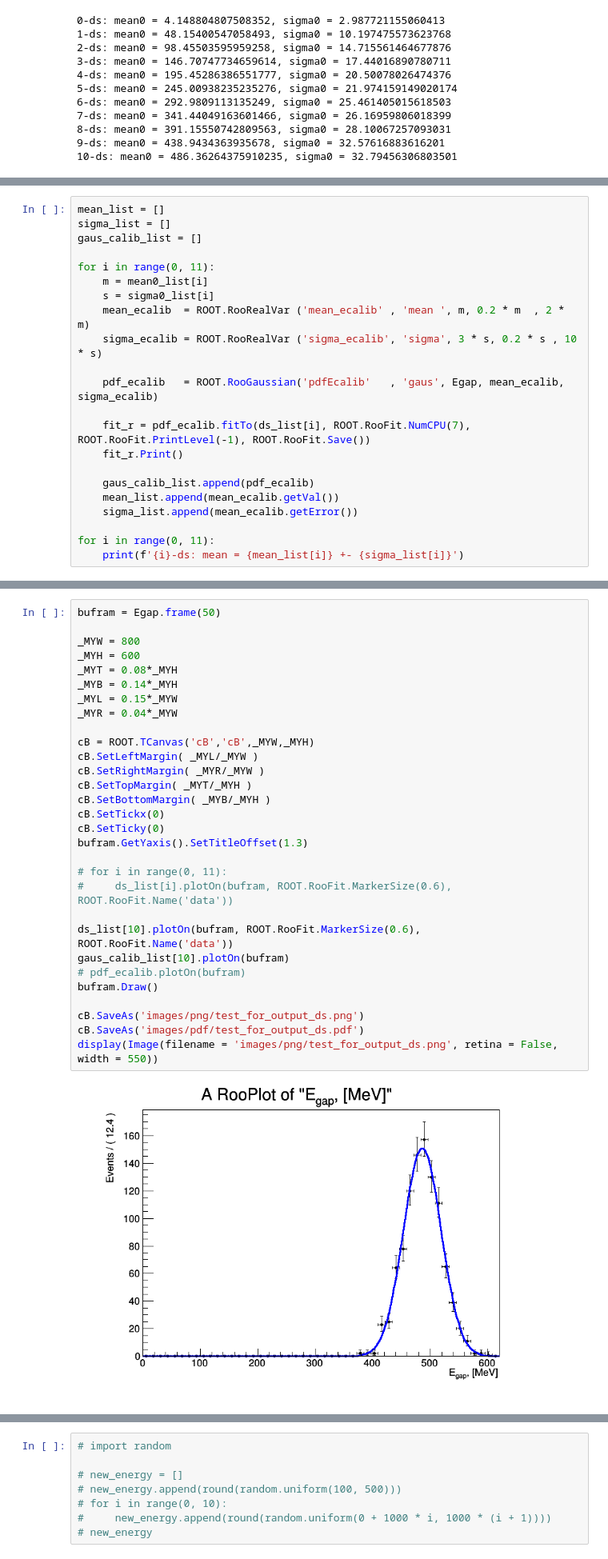
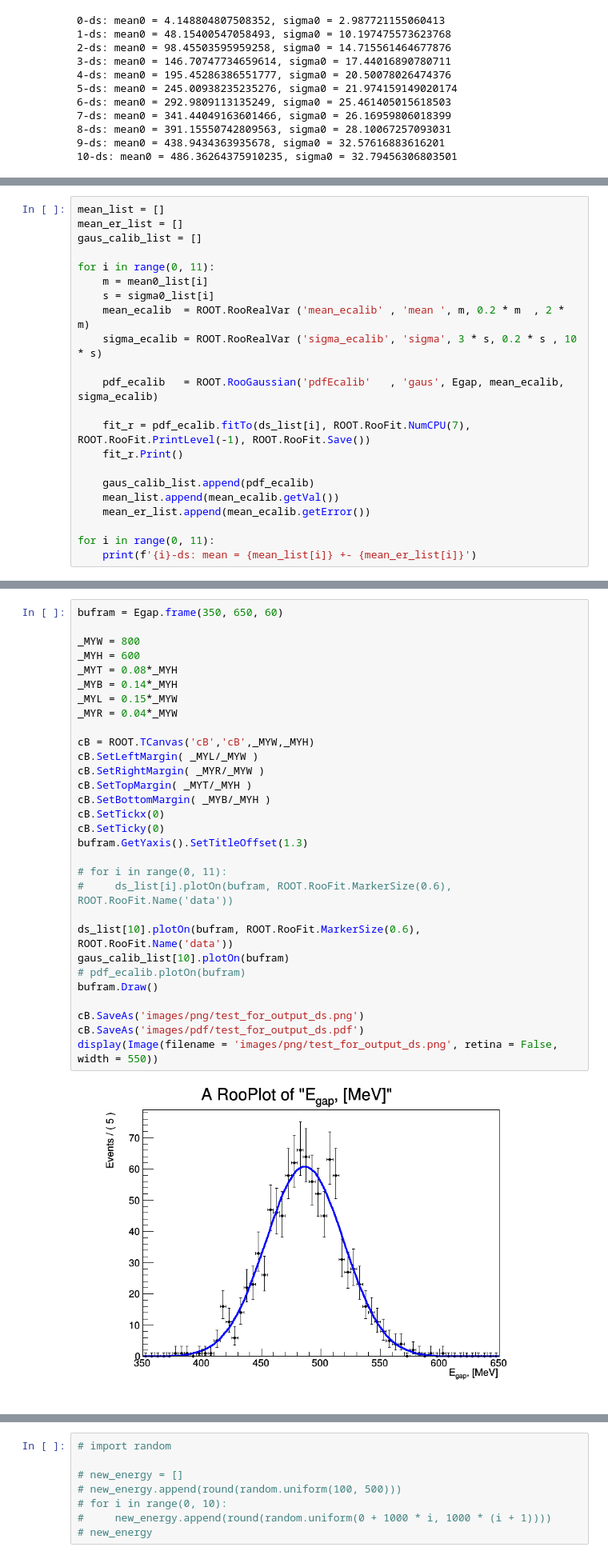
Before and after one commit to Kiarendil/geant, a Jupyter notebook: Start.ipynb, the cells around one changed output, grey strips where cells are left out. Shown at 80% size. Cells and saved outputs as stored; diff of their text form.

```diff
--- a/Start.ipynb
+++ b/Start.ipynb
@@ -51,6 +71,6 @@ for i in range(0, 11):
 # %%
 mean_list = []
-sigma_list = []
+mean_er_list = []
 gaus_calib_list = []
 
 for i in range(0, 11):
@@ -66,10 +86,10 @@ for i in range(0, 11):
 
     gaus_calib_list.append(pdf_ecalib)
     mean_list.append(mean_ecalib.getVal())
-    sigma_list.append(mean_ecalib.getError())
+    mean_er_list.append(mean_ecalib.getError())
 
 for i in range(0, 11):
-    print(f'{i}-ds: mean = {mean_list[i]} +- {sigma_list[i]}')
+    print(f'{i}-ds: mean = {mean_list[i]} +- {mean_er_list[i]}')
 # %% [output]
 0-ds: mean = 1.2981933468049334 +- 0.5014222878697443
 1-ds: mean = 48.153947767088084 +- 0.322477421041512
@@ -91,32 +113,32 @@ for i in range(0, 11):
 # %%
-bufram = Egap.frame(50)
+bufram = Egap.frame(350, 650, 60)
 
 _MYW = 800
 _MYH = 600
 _MYT = 0.08*_MYH
 _MYB = 0.14*_MYH
 _MYL = 0.15*_MYW
 _MYR = 0.04*_MYW
 
 cB = ROOT.TCanvas('cB','cB',_MYW,_MYH)
 cB.SetLeftMargin( _MYL/_MYW )
 cB.SetRightMargin( _MYR/_MYW )
 cB.SetTopMargin( _MYT/_MYH )
 cB.SetBottomMargin( _MYB/_MYH )
 cB.SetTickx(0)
 cB.SetTicky(0)
 bufram.GetYaxis().SetTitleOffset(1.3)
 
 # for i in range(0, 11):
 #     ds_list[i].plotOn(bufram, ROOT.RooFit.MarkerSize(0.6), ROOT.RooFit.Name('data'))
 
 ds_list[10].plotOn(bufram, ROOT.RooFit.MarkerSize(0.6), ROOT.RooFit.Name('data'))
 gaus_calib_list[10].plotOn(bufram)
 # pdf_ecalib.plotOn(bufram)
 bufram.Draw()
 
 cB.SaveAs('images/png/test_for_output_ds.png')
 cB.SaveAs('images/pdf/test_for_output_ds.pdf')
 display(Image(filename = 'images/png/test_for_output_ds.png', retina = False, width = 550))
 # %% [output]
-[figure, old version]
+[figure, new version]
```
Also changed, not shown: parts of 34 cells of this notebook, 11 other files.
